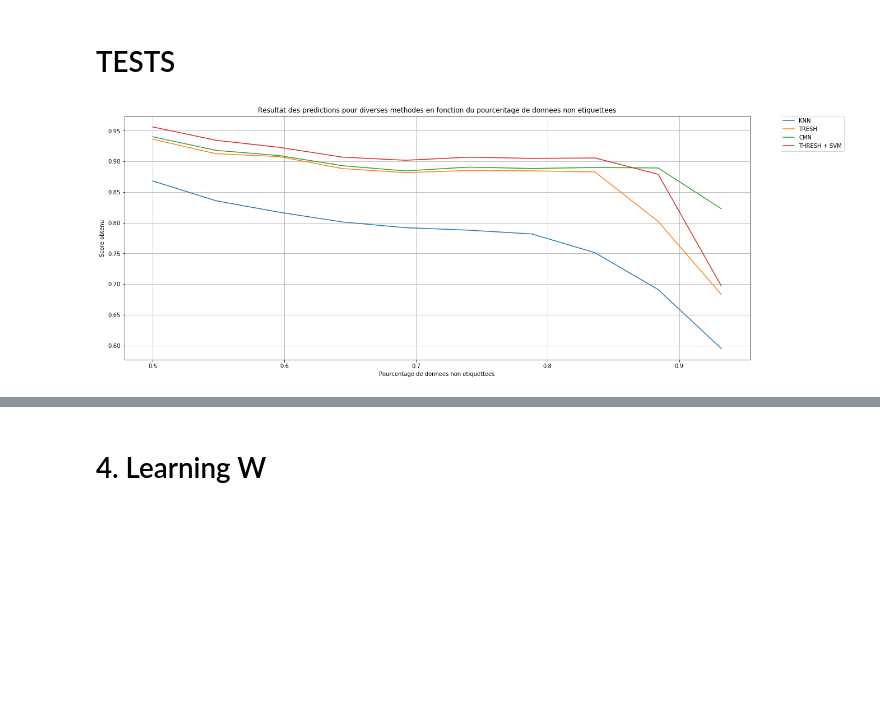
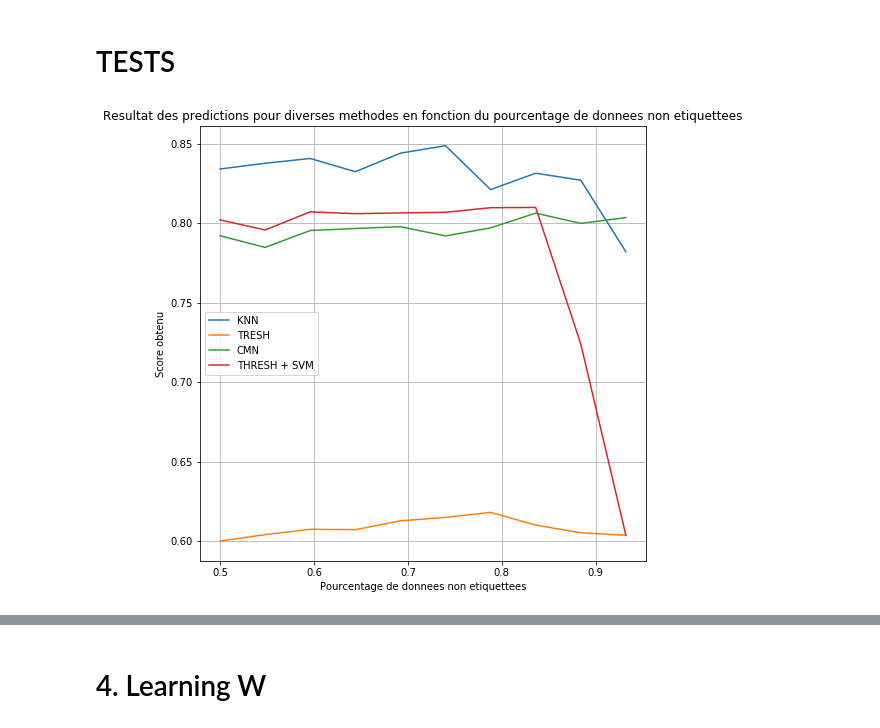
Before and after one commit to quentin-duchemin/Projet_MALAP, a Jupyter notebook: Projet.ipynb, the cells around one changed output, grey strips where cells are left out. Saved outputs shown, nothing was run; the diff lists cells and outputs as text; code cells hidden in the pictures; blank space fills up the shorter version.

```diff
--- a/Projet.ipynb
+++ b/Projet.ipynb
@@ -375,6 +379,8 @@ The score of Diffusion by threshold is 0.607005
 ## 2. Incorporation of Class Prior : CMN with weights fixed by advance
 # %%
 class DiffusionCMN:
+    def __init__(self, prop = None):
+        self.prop = prop
 
     def predict(self):
 
@@ -383,7 +389,10 @@ class DiffusionCMN:
 
         # calculate fu
         y = (np.tile(self.labels.reshape((-1, 1)), (1, set_labels.shape[0])) == set_labels).astype(int)
-        desirable_proportions = y.sum(0) + 1
+        if self.prop is None:
+            desirable_proportions = y.sum(0) + 1
+        else:
+            desirable_proportions = self.prop
         fu = np.dot(np.dot(np.linalg.pinv(self.D[self.L:,self.L:]-self.W[self.L:,self.L:]),self.W[self.L:,:self.L]),y)
         fu = fu * (desirable_proportions / fu.sum(0))
 
@@ -515,9 +524,15 @@ ValueError: operands could not be broadcast together with shapes (285,2) (285,28
 # %%
 
 # Test sur les données USPS
-xuspstrain,yuspstrain = load_usps("datas/usps/USPS_train.txt")
-xtrain,ytrain = get_usps([0,1,2,3,4,5,6,7,8,9],xuspstrain,yuspstrain)
+# xuspstrain,yuspstrain = load_usps("datas/usps/USPS_train.txt")
+# xtrain,ytrain = get_usps([0,1,2,3,4,5,6,7,8,9],xuspstrain,yuspstrain)
+# (n,m) = np.shape(xtrain)
+
+
+# Test sur les données spambase
+xtrain,ytrain = data, lbl
 (n,m) = np.shape(xtrain)
+
 
 # shuffle data
 idx = np.random.permutation(n)
@@ -535,34 +550,34 @@ score_KNN,score_thresh,score_CMN,score_threshsvm = [],[],[], []
 for percent_u in list_percent_u:
     #nombre de données non étiquettées
     U = int(percent_u * n)
     # nombre de données étiquettées
     L =  n-U
     # étiquettes connues
     labels = ytrain[:L]
     # étiquettes à prédire
     labpredire = ytrain[L:]
     M = KNN(10)
     M.fit(xtrain,labels)
     score_KNN.append(M.score(labpredire))
     M = DiffusionTRESH()
     M.fit(xtrain,labels)
     score_thresh.append(M.score(labpredire))
-    M = DiffusionCMN()
+    M = DiffusionCMN(prop=0.4)
     M.fit(xtrain,labels)
     score_CMN.append(M.score(labpredire))
     M = DiffusionTRESHSVM()
     M.fit(xtrain,labels)
     score_threshsvm.append(M.score(labpredire))
-plt.figure(figsize=(20, 8))
+plt.figure(figsize=(8, 8))
 plt.plot(list_percent_u,score_KNN,label = "KNN")
 plt.plot(list_percent_u,score_thresh,label = "TRESH")
 plt.plot(list_percent_u,score_CMN,label = "CMN")
 plt.plot(list_percent_u,score_threshsvm,label = "THRESH + SVM")
 plt.title("Resultat des predictions pour diverses methodes en fonction du pourcentage de donnees non etiquettees")
 plt.ylabel("Score obtenu")
 plt.xlabel("Pourcentage de donnees non etiquettees")
-plt.legend(bbox_to_anchor=(1.05, 1), loc=2, borderaxespad=0.)
+plt.legend()
 plt.grid()
 plt.show()
 # %% [output]
-[figure, old version]
+[figure, new version]
```
Also changed, not shown: parts of 6 cells of this notebook.
